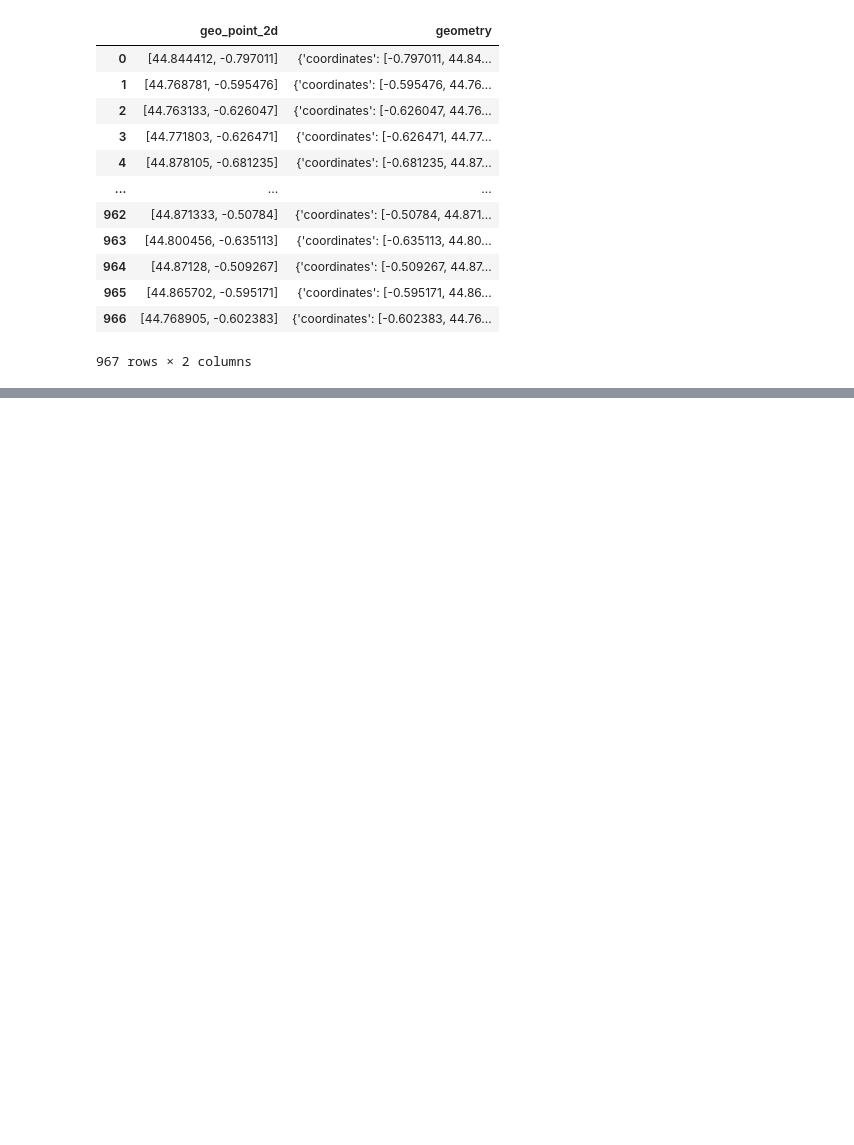
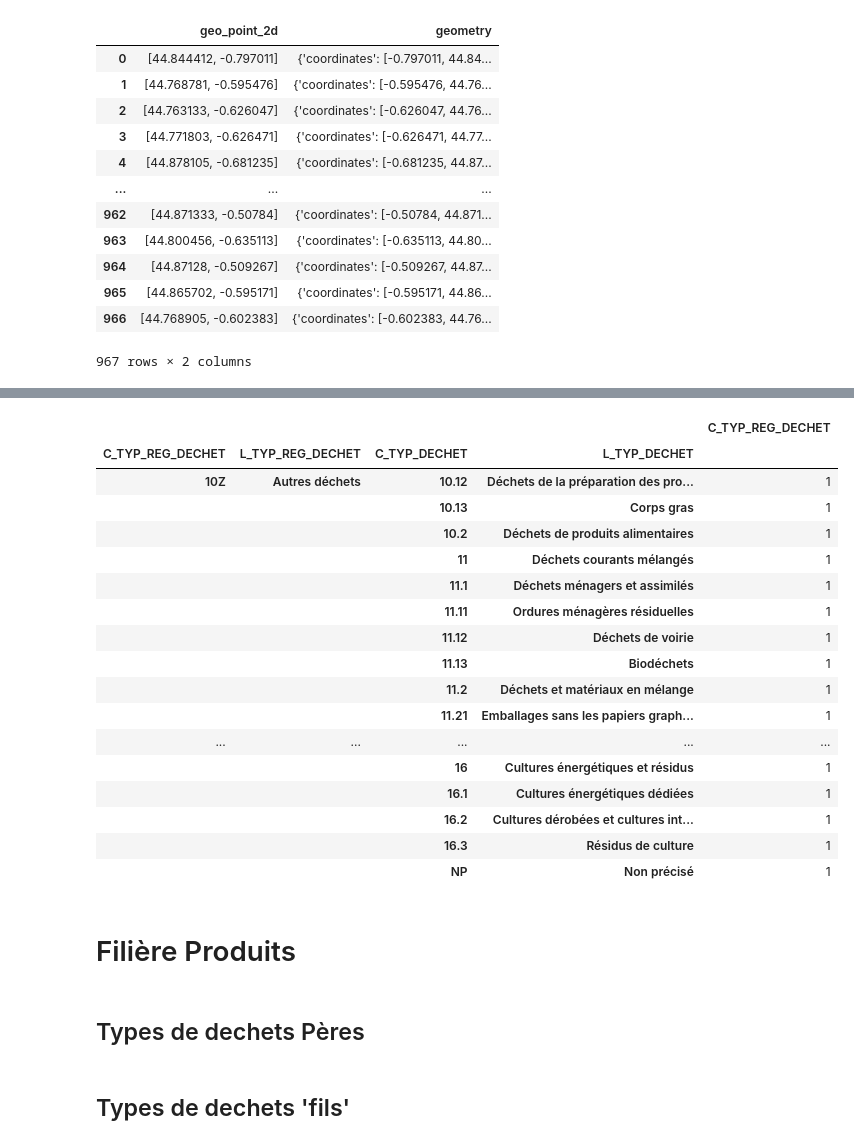
Before and after one commit to wdescamps/side_projects, a Jupyter notebook: Trash_Score/Trash Score v0.1.ipynb, the cells around one changed output, grey strips where cells are left out. Saved outputs shown, nothing was run; the diff lists cells and outputs as text; code cells hidden in the pictures; blank space fills up the shorter version.

```diff
--- a/Trash_Score/Trash Score v0.1.ipynb
+++ b/Trash_Score/Trash Score v0.1.ipynb
@@ -219,0 +497,4 @@ df_bornes_verre
+# %%
+df_regroupement_dechets_raw= pd.read_csv("/Users/WDescamps/Desktop/code_projects/side_projects/Trash_Score/France_waste_data/SINOE42_NomenclatureRegroupementDechet.csv", sep=',')
+df_regroupement_dechets=df_regroupement_dechets_raw.copy()
+df_regroupement_dechets.head(2)
@@ -219,0 +507,29 @@ df_bornes_verre
+# %%
+df_typ_reg_dechet=df_regroupement_dechets.groupby(["C_TYP_REG_DECHET", "L_TYP_REG_DECHET", "C_TYP_DECHET", "L_TYP_DECHET"])[["C_TYP_REG_DECHET"]].count()
+# %%
+df_typ_reg_dechet.tail(50)
+# %% [output]
+|  |  |  |  | C_TYP_REG_DECHET |
+| C_TYP_REG_DECHET | L_TYP_REG_DECHET | C_TYP_DECHET | L_TYP_DECHET |  |
+| 10Z | Autres déchets | 10.12 | Déchets de la préparation des pro... | 1 |
+|  |  | 10.13 | Corps gras | 1 |
+|  |  | 10.2 | Déchets de produits alimentaires | 1 |
+|  |  | 11 | Déchets courants mélangés | 1 |
+|  |  | 11.1 | Déchets ménagers et assimilés | 1 |
+|  |  | 11.11 | Ordures ménagères résiduelles | 1 |
+|  |  | 11.12 | Déchets de voirie | 1 |
+|  |  | 11.13 | Biodéchets | 1 |
+|  |  | 11.2 | Déchets et matériaux en mélange | 1 |
+|  |  | 11.21 | Emballages sans les papiers graph... | 1 |
+| ... | ... | ... | ... | ... |
+|  |  | 16 | Cultures énergétiques et résidus | 1 |
+|  |  | 16.1 | Cultures énergétiques dédiées | 1 |
+|  |  | 16.2 | Cultures dérobées et cultures int... | 1 |
+|  |  | 16.3 | Résidus de culture | 1 |
+|  |  | NP | Non précisé | 1 |
+# %% [markdown]
+# Filière Produits
+# %% [markdown]
+## Types de dechets Pères
+# %% [markdown]
+## Types de dechets 'fils'
```
Also changed, not shown: parts of 47 cells of this notebook.
